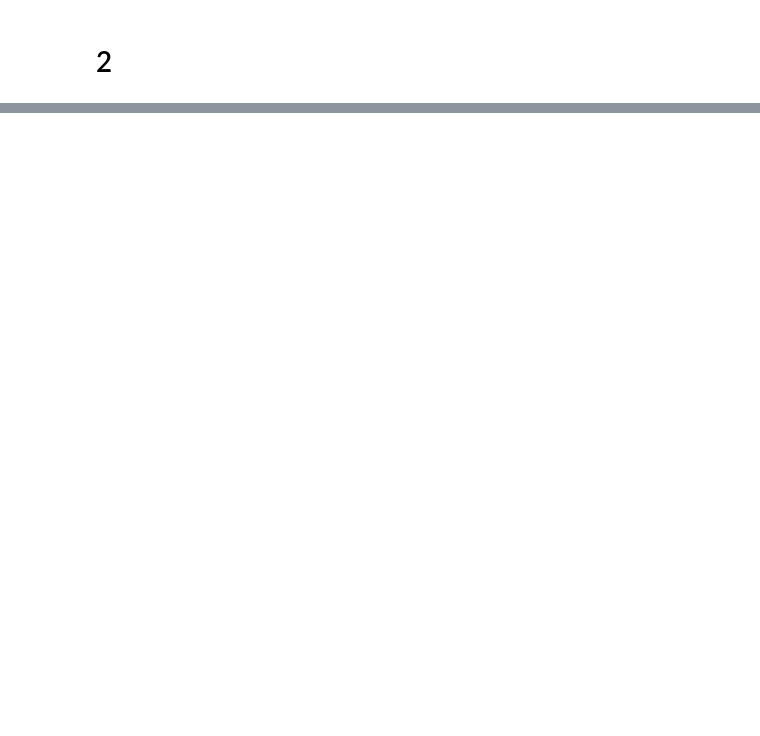
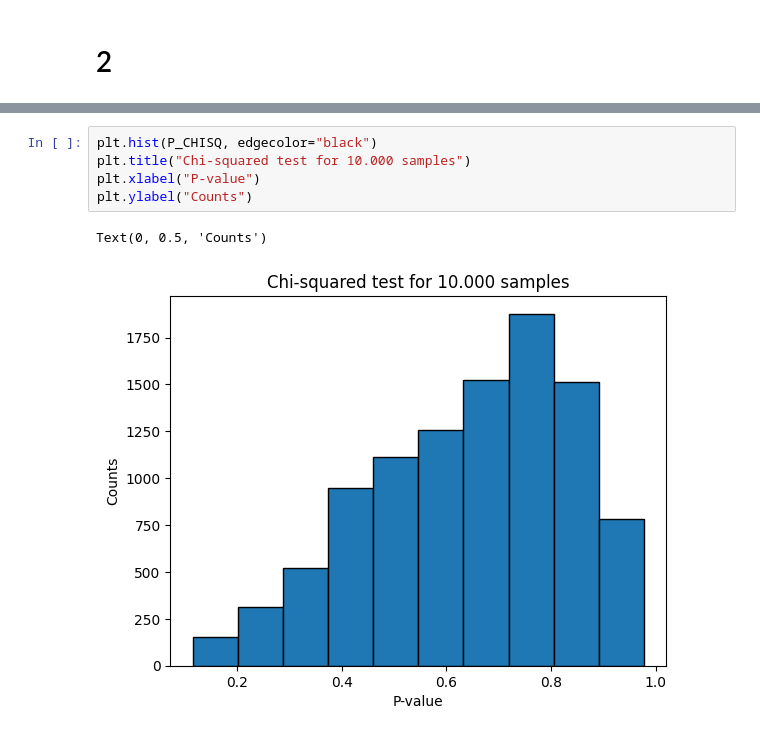
Before and after one commit to s224399/Stoc_sim_2k26, a Jupyter notebook: Exercises(week_1)/Rasmus/Exersice_1.ipynb, the cells around one changed output, grey strips where cells are left out. Drawn from its saved outputs; the diff is of its cells as text; blank space fills up the shorter version.

```diff
--- a/Exercises(week_1)/Rasmus/Exersice_1.ipynb
+++ b/Exercises(week_1)/Rasmus/Exersice_1.ipynb
@@ -115,0 +146,8 @@ Comparison with the theory: Z = -0.8600430075263439
+# %%
+plt.hist(P_CHISQ, edgecolor="black")
+plt.title("Chi-squared test for 10.000 samples")
+plt.xlabel("P-value")
+plt.ylabel("Counts")
+# %% [output]
+Text(0, 0.5, 'Counts')
+[figure, added]
```
Also changed, not shown: parts of 15 cells of this notebook, 7 other files.
